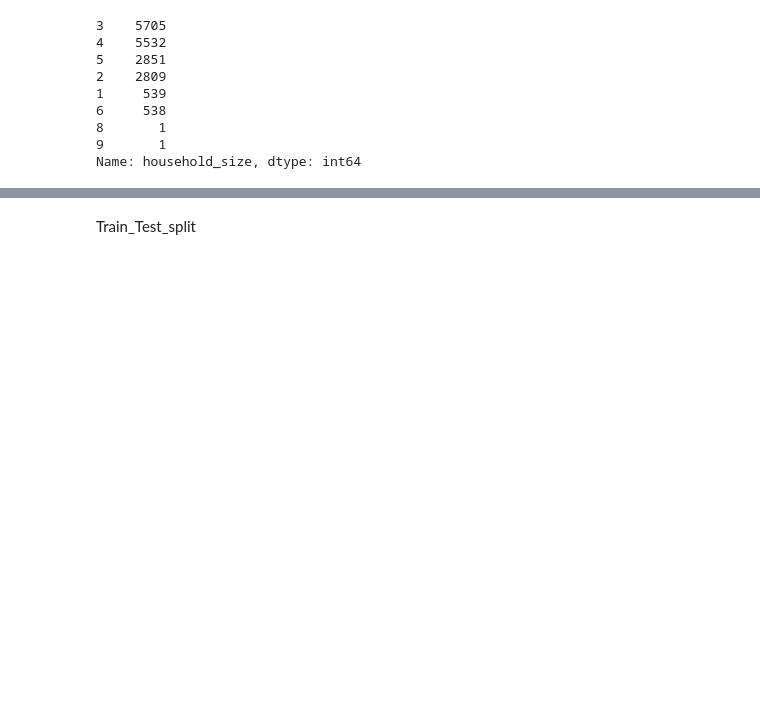
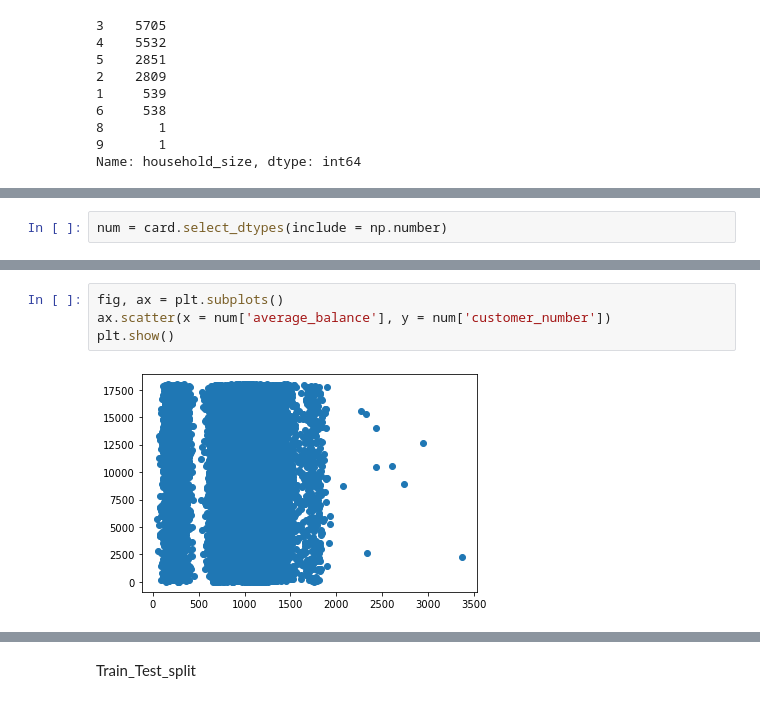
Before and after one commit to guillelm64/mid-project, a Jupyter notebook: notebooks/main.ipynb, the cells around one changed output, grey strips where cells are left out. Saved outputs shown, nothing was run; the diff lists cells and outputs as text; blank space fills up the shorter version.

```diff
--- a/notebooks/main.ipynb
+++ b/notebooks/main.ipynb
@@ -345,0 +354,2 @@ Name: household_size, dtype: int64
+# %%
+num = card.select_dtypes(include = np.number)
@@ -345,0 +365,6 @@ Name: household_size, dtype: int64
+# %%
+fig, ax = plt.subplots()
+ax.scatter(x = num['average_balance'], y = num['customer_number'])
+plt.show()
+# %% [output]
+[figure, added]
```
Also changed, not shown: parts of 28 cells of this notebook.
